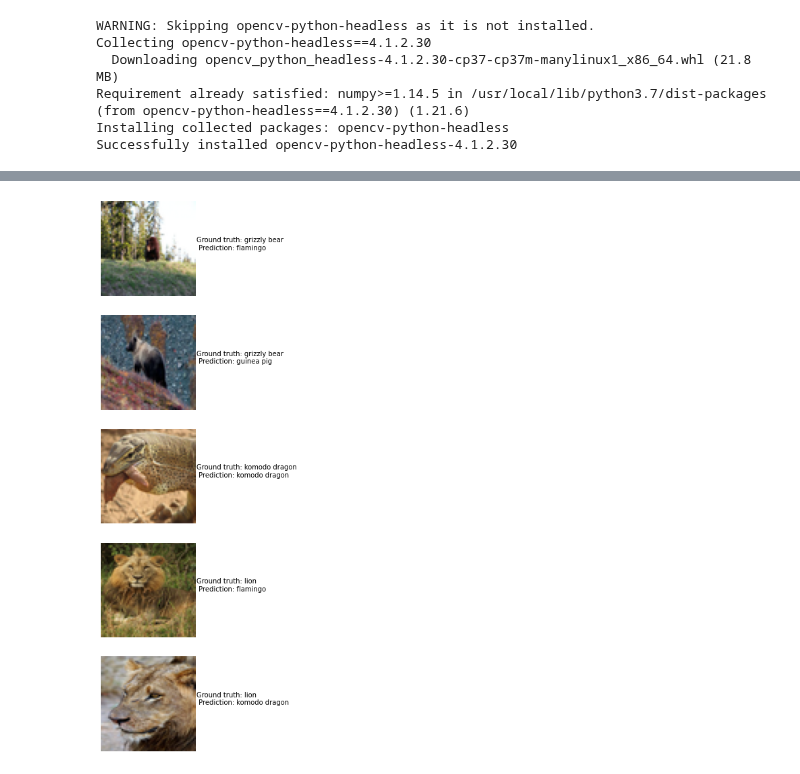
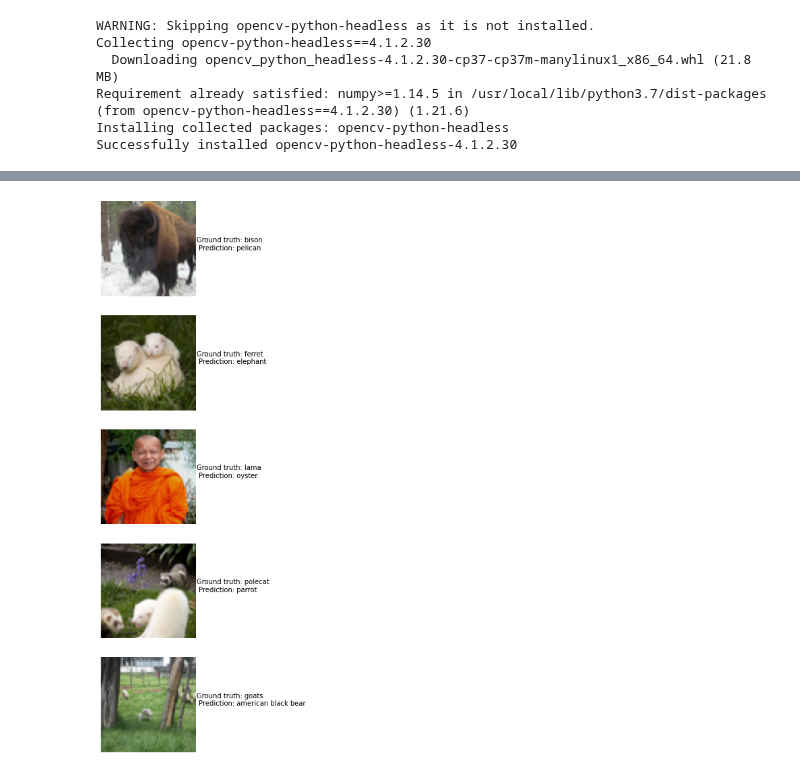
Before and after one commit to leagaze/contrastive-learning, a Jupyter notebook: Projet.ipynb, the cells around one changed output, grey strips where cells are left out. Cells and saved outputs as stored; diff of their text form; code cells hidden in the pictures.

```diff
--- a/Projet.ipynb
+++ b/Projet.ipynb
@@ -504,7 +503,7 @@ _________________________________________________________________
 # %%
 from tensorflow import keras
 
-training_model, classif_model, encoder=create_models()
+training_model, _, _ = create_models()
 
 #boucle custom training
 batch_size=256
@@ -512,8 +511,12 @@ epochs=100
 history=[]
 indices_unlab = np.arange(x_unlab.shape[0])
 
+# Include the epoch in the file name (uses `str.format`)
+checkpoint_path = "training/cp-{epoch:04d}.ckpt"
+checkpoint_dir = os.path.dirname(checkpoint_path)
+
 # Instanciation d'un optimiseur et d'une fonction de coût.
-optimizer = LARSOptimizer(learning_rate=0.3*batch_size/256, weight_decay=10**-6)
+optimizer = LARSOptimizer(learning_rate=0.075*(batch_size**0.5), weight_decay=10**-6)
 loss_fn = contrastive_loss
 training_model.compile(loss=loss_fn, optimizer=optimizer)
 # Préparation des métriques pour le suivi de la performance du modèle.
@@ -565,3 +568,6 @@ for epoch in range(epochs):
       cum_loss_value = cum_loss_value + loss_value
 
   print("epoch", epoch, "Loss", loss_value)
+  if (epoch % 5 == 0) or (epoch==epochs-1):
+    training_model.save_weights(checkpoint_path.format(epoch=epoch))
+    #classif_model.save_weights(checkpoint_path2.format(epoch=epoch))
@@ -567,0 +592,19 @@ for epoch in range(epochs):
+# %%
+# On charge le modèle
+latest = tf.train.latest_checkpoint(checkpoint_dir)
+training_model, _, _ = create_models()
+training_model.load_weights(latest)
+
+encoder = keras.Model(
+    inputs=training_model.inputs,
+    outputs=training_model.get_layer(name="encoder").output,
+    name = 'encoder'
+)
+
+classif_model = keras.Sequential(
+    [
+        encoder,
+        Flatten(),
+        Dense(95, activation='linear')
+    ]
+)
@@ -568,14 +629,15 @@ for epoch in range(epochs):
 # %%
-#print(x_test.shape)
 preds=classif_model.predict(x_test)
 #print(preds.shape)
 fig, axes = plt.subplots(5, 1, figsize=(15, 15))
 for i in range(5):
-  axes[i].imshow(x_test[i*20]/255.)
-  true_text = CLASSES[int(y_test[i*20])]
-  pred_text = CLASSES[np.argmax(preds[i*20])]
+  axes[i].imshow(x_test[i*101]/255.)
+  true_text = CLASSES[int(y_test[i*101])]
+  pred_text = CLASSES[np.argmax(tf.nn.softmax(preds[i*101]))]
   axes[i].axis('off')
   axes[i].text(64, 32, 'Ground truth: ' + true_text + '\n' + ' Prediction: ' + pred_text)
+
+#classif_model.evaluate(x_test, np.expand_dims(y_test,1))
 # %% [output]
-[figure, old version]
+[figure, new version]
 # %%
```
Also changed, not shown: parts of 11 cells of this notebook.
